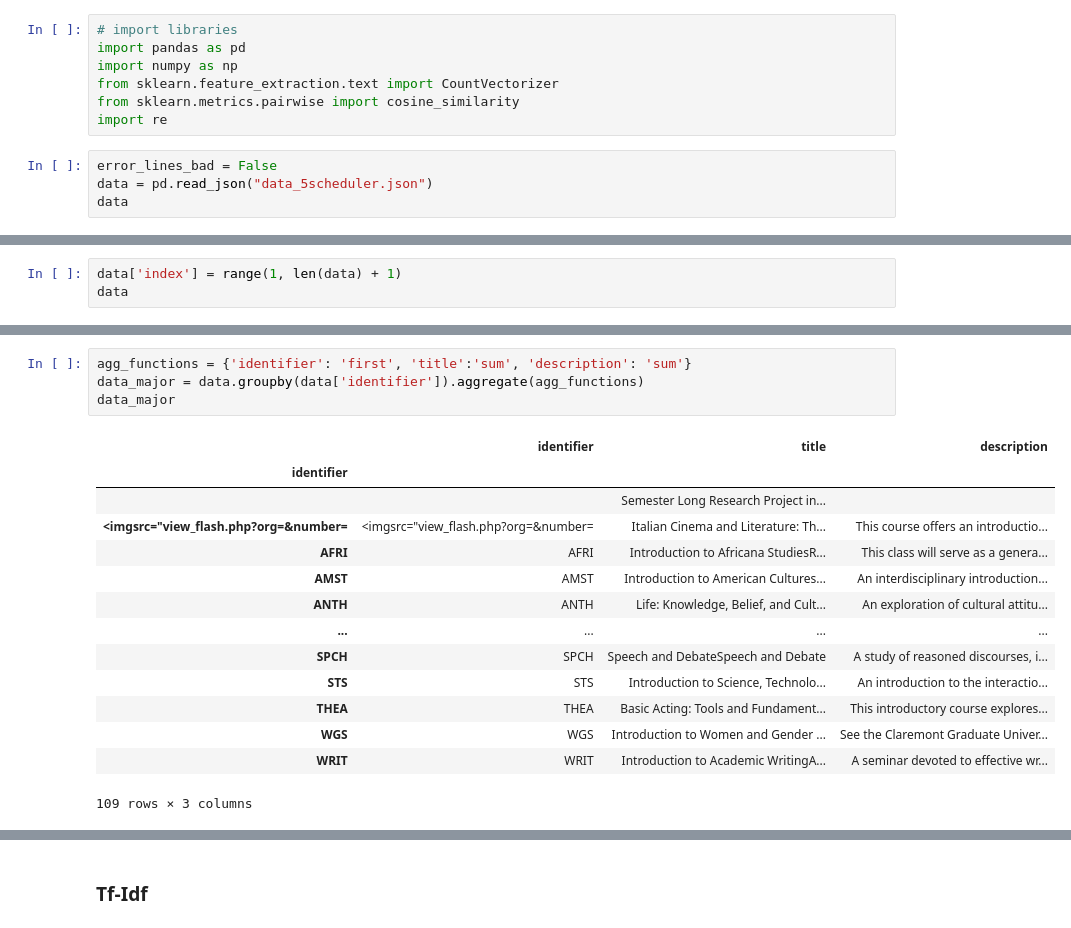
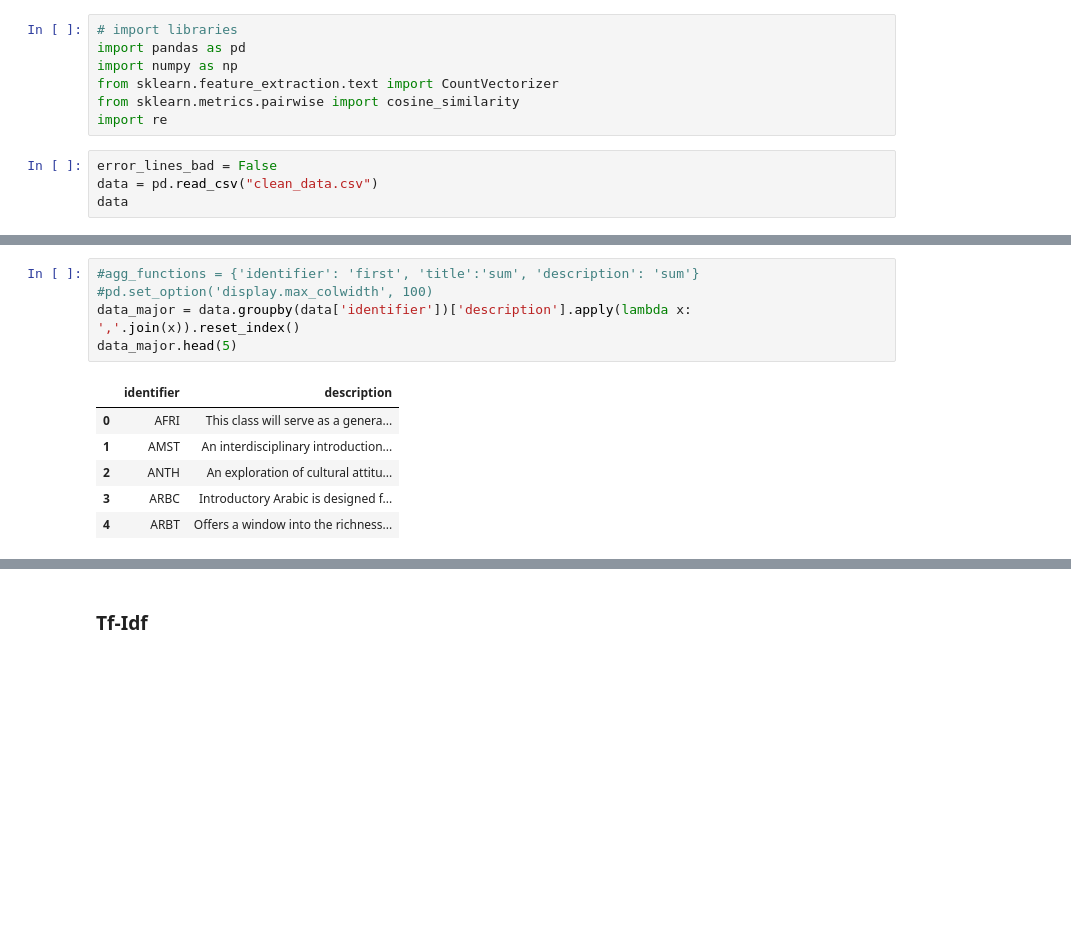
Before and after one commit to p-ai-org/p-recommender, a Jupyter notebook: data-science/rachel.ipynb, the cells around one changed output, grey strips where cells are left out. Drawn from its saved outputs; the diff is of its cells as text; blank space fills up the shorter version.

```diff
--- a/data-science/rachel.ipynb
+++ b/data-science/rachel.ipynb
@@ -7,6 +7,6 @@ from sklearn.metrics.pairwise import cosine_similarity
 import re
 # %%
 error_lines_bad = False
-data = pd.read_json("data_5scheduler.json")
+data = pd.read_csv("clean_data.csv")
 data
 # %% [output]
@@ -26,3 +25,0 @@ data
-# %%
-data['index'] = range(1, len(data) + 1)
-data
@@ -60,19 +43,12 @@ data
 # %%
-agg_functions = {'identifier': 'first', 'title':'sum', 'description': 'sum'}
-data_major = data.groupby(data['identifier']).aggregate(agg_functions)
-data_major
+#agg_functions = {'identifier': 'first', 'title':'sum', 'description': 'sum'}
+#pd.set_option('display.max_colwidth', 100)
+data_major = data.groupby(data['identifier'])['description'].apply(lambda x: ','.join(x)).reset_index()
+data_major.head(5)
 # %% [output]
-|  | identifier | title | description |
-| identifier |  |  |  |
-|  |  | Semester Long Research Project in... |  |
-| <imgsrc="view_flash.php?org=&number= | <imgsrc="view_flash.php?org=&number= | Italian Cinema and Literature: Th... | This course offers an introductio... |
-| AFRI | AFRI | Introduction to Africana StudiesR... | This class will serve as a genera... |
-| AMST | AMST | Introduction to American Cultures... | An interdisciplinary introduction... |
-| ANTH | ANTH | Life: Knowledge, Belief, and Cult... | An exploration of cultural attitu... |
-| ... | ... | ... | ... |
-| SPCH | SPCH | Speech and DebateSpeech and Debate | A study of reasoned discourses, i... |
-| STS | STS | Introduction to Science, Technolo... | An introduction to the interactio... |
-| THEA | THEA | Basic Acting: Tools and Fundament... | This introductory course explores... |
-| WGS | WGS | Introduction to Women and Gender ... | See the Claremont Graduate Univer... |
-| WRIT | WRIT | Introduction to Academic WritingA... | A seminar devoted to effective wr... |
+|  | identifier | description |
+| 0 | AFRI | This class will serve as a genera... |
+| 1 | AMST | An interdisciplinary introduction... |
+| 2 | ANTH | An exploration of cultural attitu... |
+| 3 | ARBC | Introductory Arabic is designed f... |
+| 4 | ARBT | Offers a window into the richness... |
-109 rows × 3 columns
```
Also changed, not shown: parts of 14 cells of this notebook, 2 other files.
